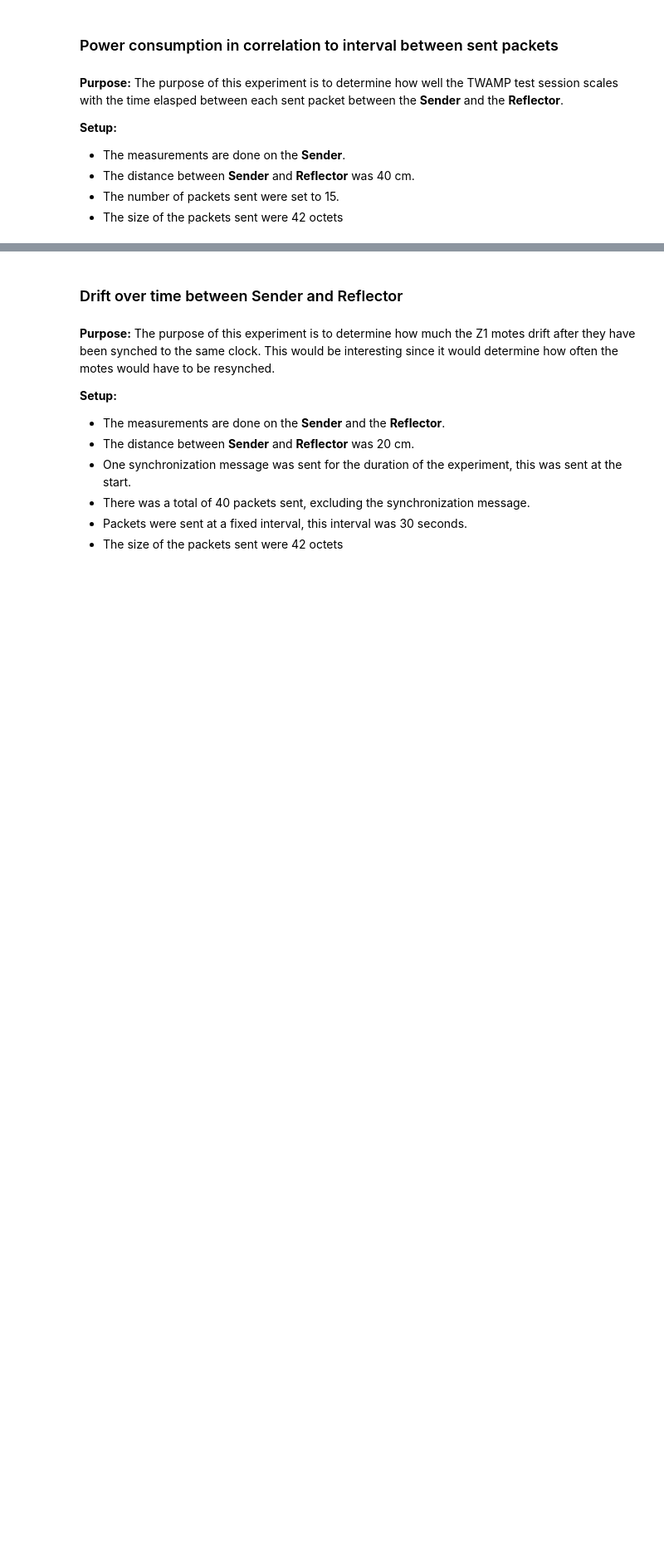
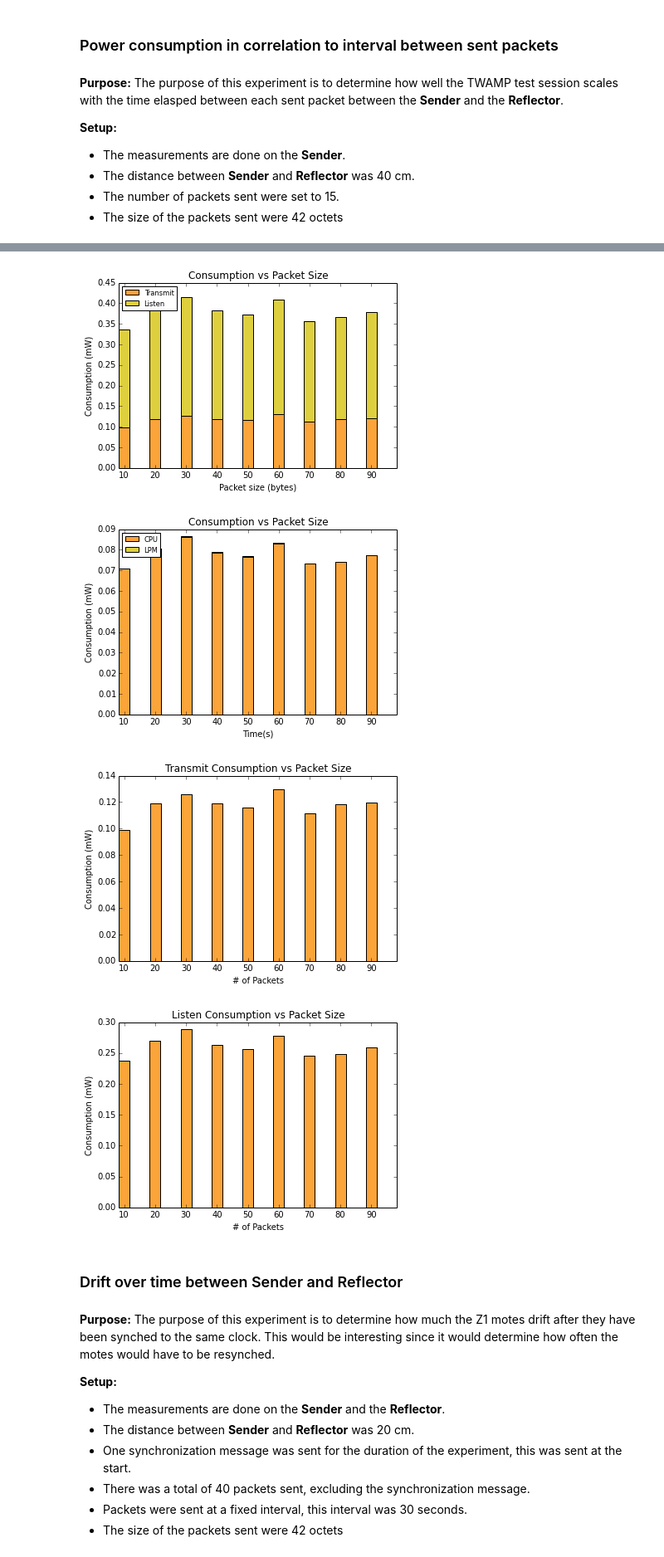
Before and after one commit to DrThyme/TWAMP-Measurement-IoT, a Jupyter notebook: experiments/Experiments_Presentation.ipynb, the cells around one changed output, grey strips where cells are left out. Shown at 83% size. Saved outputs shown, nothing was run; the diff lists cells and outputs as text; code cells hidden in the pictures; blank space fills up the shorter version.

```diff
--- a/experiments/Experiments_Presentation.ipynb
+++ b/experiments/Experiments_Presentation.ipynb
@@ -185,3 +216,14 @@ mk_bar_plot(rx,time_labels, 'Listen' ,'# of Packets','Listen Consumption vs Send
+# %%
+cpu,lpm,tx,rx = totalConsumption(size)
+mk_2bar_plot(tx,rx,size_labels,0,'Packet size (bytes)','Consumption vs Packet Size')
+mk_2bar_plot(cpu,lpm,size_labels,1,'Time(s)','Consumption vs Packet Size')
+mk_bar_plot(tx,size_labels, 'Transmit','# of Packets','Transmit Consumption vs Packet Size')
+mk_bar_plot(rx,size_labels, 'Listen' ,'# of Packets','Listen Consumption vs Packet Size')
+# %% [output]
+[figure, added]
+[figure, added]
+[figure, added]
+[figure, added]
 # %% [markdown]
 ### Drift over time between Sender and Reflector
 # %% [markdown]
```
Also changed, not shown: parts of 15 cells of this notebook, 9 other files.
